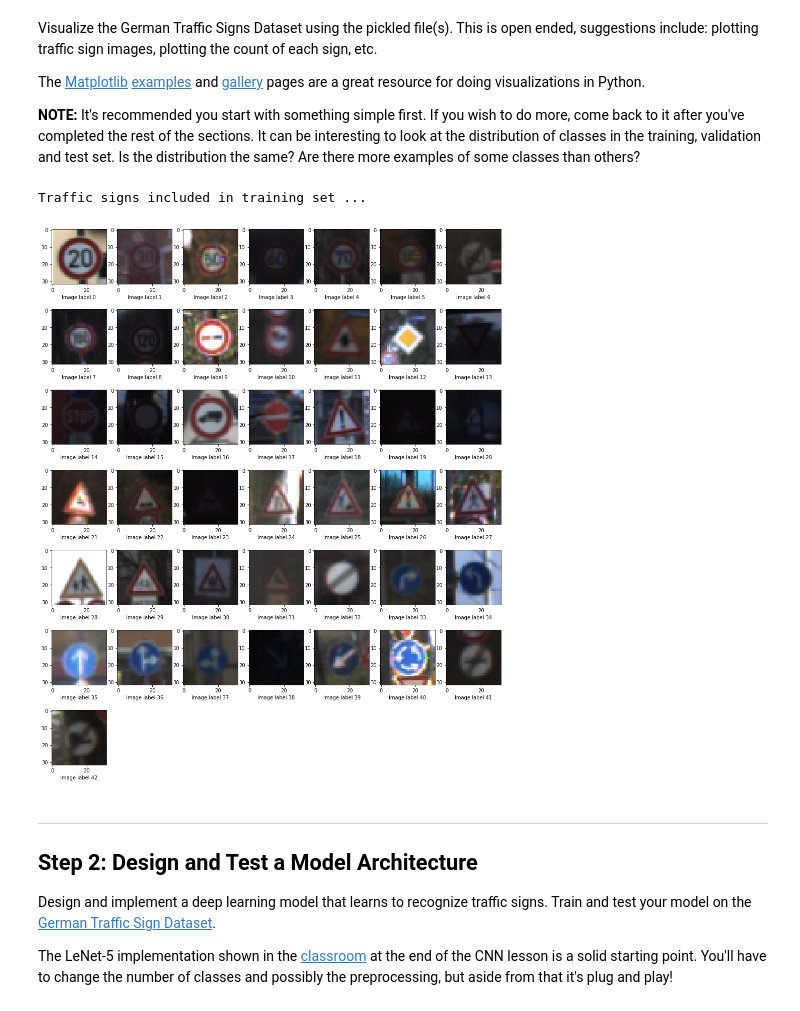
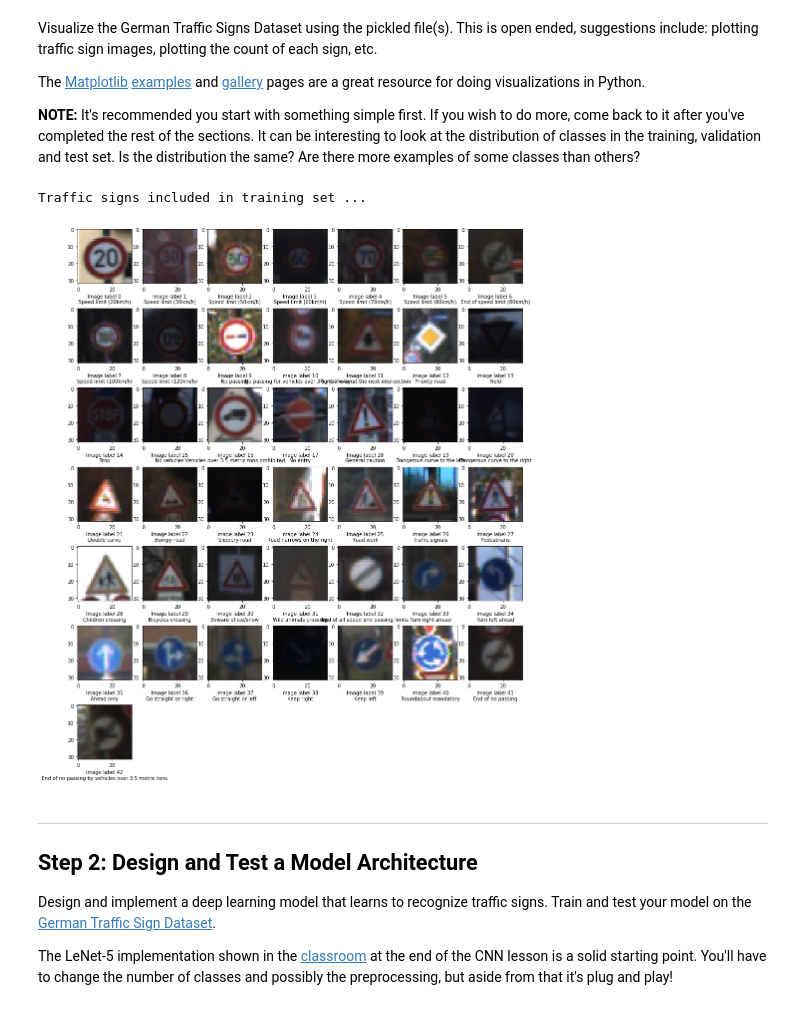
Before and after one commit to harshnandan/CarND-Traffic-Sign-Classifier-Proj, a Jupyter notebook: Traffic_Sign_Classifier.ipynb, the cells around one changed output. Cells and saved outputs as stored; diff of their text form; code cells hidden in the pictures.

```diff
--- a/Traffic_Sign_Classifier.ipynb
+++ b/Traffic_Sign_Classifier.ipynb
@@ -97,27 +97,36 @@ The [Matplotlib](http://matplotlib.org/) [examples](http://matplotlib.org/exampl
 # %%
 ### Data exploration visualization code goes here.
 ### Feel free to use as many code cells as needed.
 import random
 import matplotlib.pyplot as plt
 import numpy as np
+import csv
 # Visualizations will be shown in the notebook.
 %matplotlib inline
+
+#Import traffic signs class names
+signs_class=[]
+with open('signnames.csv', 'rt') as csvfile:
+    reader = csv.DictReader(csvfile, delimiter=',')
+    for row in reader:
+        signs_class.append((row['SignName']))
+
 
 plt.rcParams['figure.figsize'] = (16, 20)
 
 print("Traffic signs included in training set ...")
 
 image_master_list = []
 
 for imgIdx in range(0, n_classes):
     plt.subplot(7,7,imgIdx+1)
     imgToPlot = np.where(y_train==imgIdx)[0][0]
     image_master_list.append(X_train[imgToPlot])
     plt.imshow(image_master_list[imgIdx])
-    plt.xlabel("Image label "+str(imgIdx))
+    plt.xlabel("Image label " + str(imgIdx)+ "\n" + signs_class[imgIdx])
 # %% [output]
 Traffic signs included in training set ...
-[figure, old version]
+[figure, new version]
 # %% [markdown]
 ----
 
```
Also changed, not shown: parts of 10 cells of this notebook, 9 other files.
